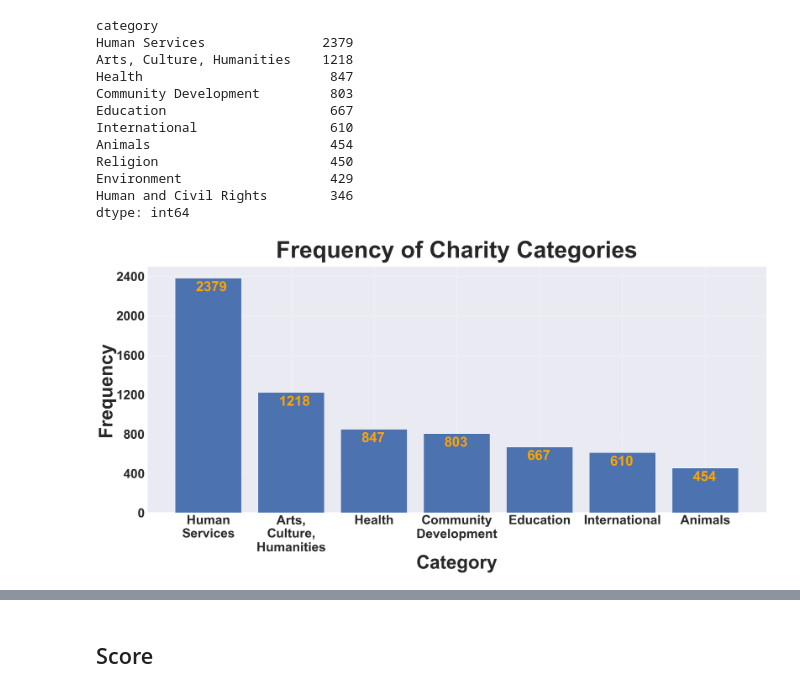
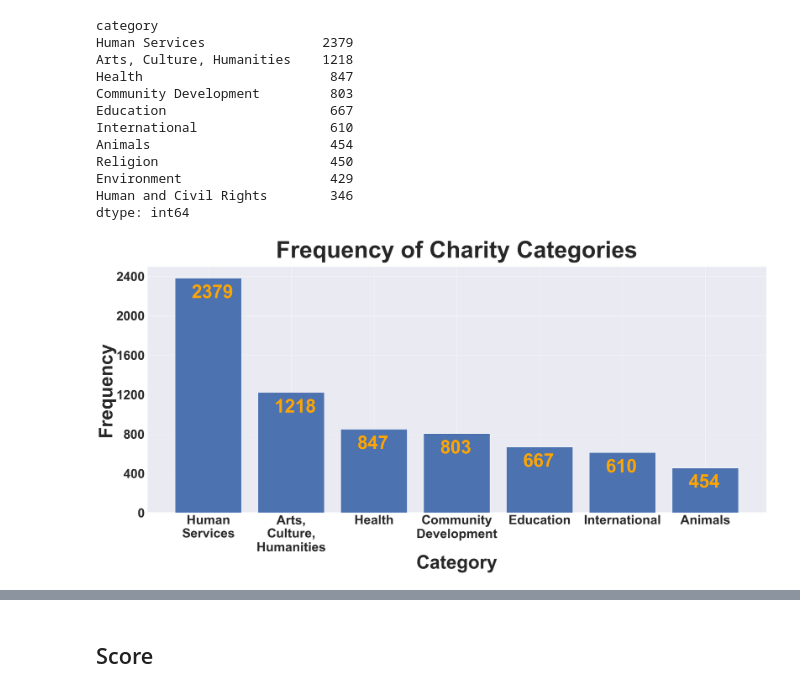
Before and after one commit to jackvessa/Charity_Recommender, a Jupyter notebook: src/Similar_Charity_Recommender.ipynb, the cells around one changed output, grey strips where cells are left out. Drawn from its saved outputs; the diff is of its cells as text; code cells hidden in the pictures.

Commit message:
updating images

```diff
--- a/src/Similar_Charity_Recommender.ipynb
+++ b/src/Similar_Charity_Recommender.ipynb
@@ -415,32 +435,31 @@ dtype: int64
 # %%
 ## Add Bar Chart
 
 category_count = charity_navigator_df.groupby('category').size().sort_values(ascending=False)[:7]
 categories = list(category_count.index.values)
 freq = freq_array(category_count)
 
 fig,ax = plt.subplots(figsize = (40,20))
 ax.bar(categories,freq, color = "b");
-
 
 # Title
 ax.set_title("Frequency of Charity Categories", weight = "bold", fontsize = 100, y=1.03);
 
 # X-axis
 categories_wrapped = wrap_axis_labels(categories, wrap_length=13)
 ax.set_xticklabels(labels=categories_wrapped,weight='bold',fontsize=55)
 ax.set_xlabel("Category", fontsize=80, weight = "bold");
 
 # Y-axis
 y_tick_nums = np.arange(0,np.max(category_count)+400,400)
 ax.set_yticks(y_tick_nums)
 ax.set_yticklabels(labels=y_tick_nums,weight='bold',fontsize=55)
 ax.set_ylabel("Frequency", fontsize=80, weight = "bold");
 
 plt.tight_layout()
 
-set_labels(category_count,ax,0.15,-130,c="orange",fsize=60);
+set_labels(category_count,ax,0.2,-200,c="orange",fsize=80);
 
 # plt.savefig('../IMG/CN_Categories.png')
 # %% [output]
-[figure, old version]
+[figure, new version]
```
Also changed, not shown: parts of 3 cells of this notebook, 1 other file.
